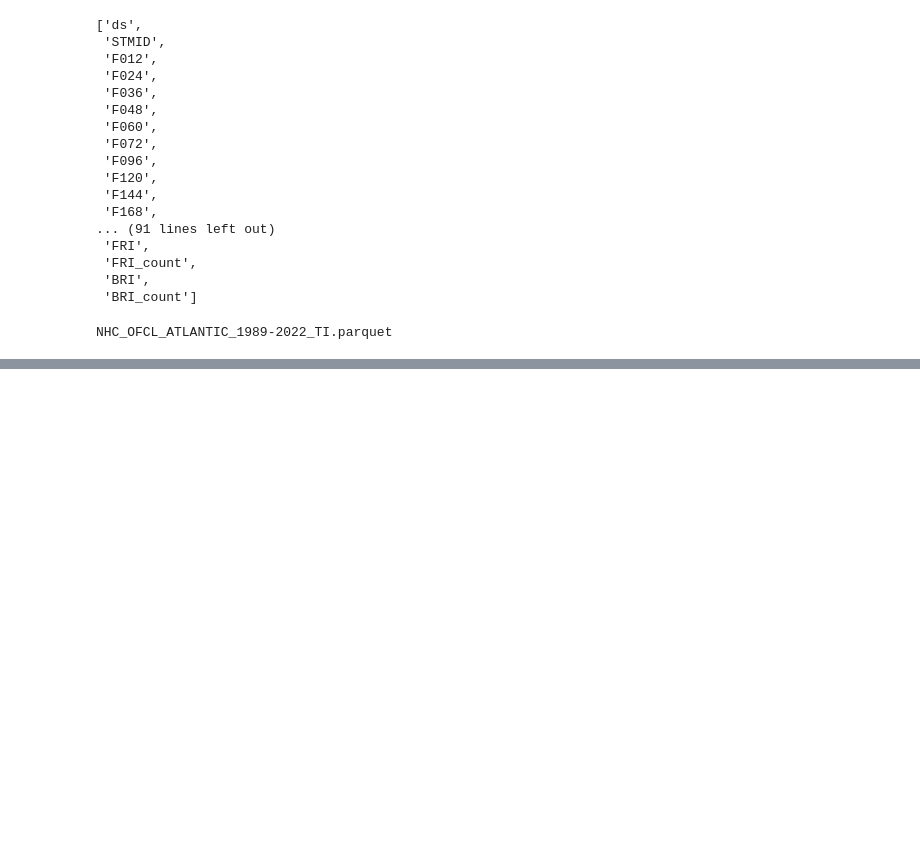
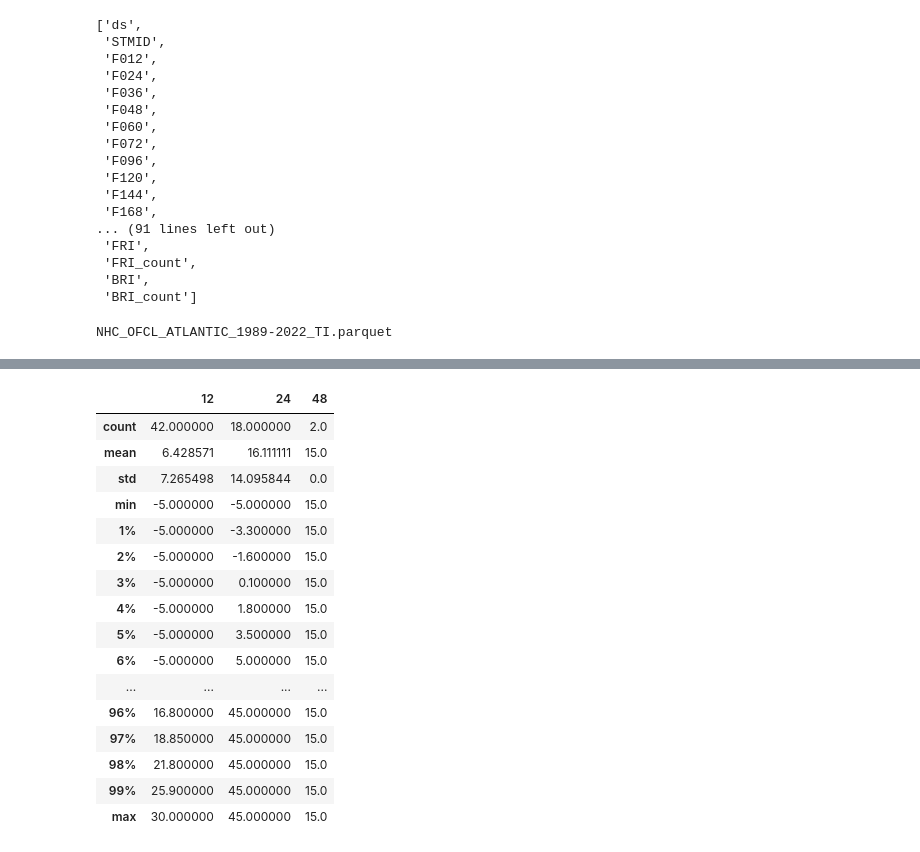
Before and after one commit to JRPdata/nhc_errors, a Jupyter notebook: nhc_errors.ipynb, the cells around one changed output, grey strips where cells are left out. Cells and saved outputs as stored; diff of their text form; code cells hidden in the pictures; blank space fills up the shorter version.

```diff
--- a/nhc_errors.ipynb
+++ b/nhc_errors.ipynb
@@ -738,0 +636,51 @@ Non-RI Storms:
+# %%
+### Statistics for storms with no best intensity rapid intensification but with forecast rapid intensification
+## ("observed" NO RI, YES forecast RI)
+
+no_bri_yes_fri_storm_ids = no_bri_storm_ids.intersection(fri_storm_ids)
+# the number of valid forecast hour columns (including base time)
+num_valid_hour_columns = len(best_intensity_rapid_intensification_hour_to_column_name)
+
+df_no_bri_yes_fri = df_no_bri_yes_fri = df_ri.loc[(df_ri['BRI'] == False) & (df_ri['FRI'] == True)]
+no_bri_yes_fri_num_events = df_no_bri_yes_fri['FRI_count'].sum()
+no_bri_yes_fri_forecast_count = len(df_no_bri_yes_fri)
+
+# subtract one since the base time can never have rapid intensification
+no_bri_yes_fri_forecast_count = len(df_no_bri_yes_fri)
+
+print("Statistics for storms with no best intensity rapid intensification but with forecast RI:")
+print("========================================================================================")
+print(f"Number of forecast rapid intensification events on valid hours: {no_bri_yes_fri_num_events}")
+print(f"Number of forecasts with rapid intensification event on a valid hour: {no_bri_yes_fri_forecast_count}")
+print(f"{len(no_bri_yes_fri_storm_ids)} Storms with forecast rapid intensification:")
+print("")
+print(no_bri_yes_fri_storm_ids)
+print("")
+
+no_bri_yes_fri_errors = {}
+print("Number of best intensity rapid intensification events for each forecast valid hour:")
+for column_name in forecast_rapid_intensification_column_name_to_hour.keys():
+    no_bri_yes_fri_rows = df_no_bri_yes_fri.loc[df_no_bri_yes_fri[column_name] == True]
+    count = len(no_bri_yes_fri_rows)
+    if count > 0:
+        print(f"{column_name} : {count}")
+
+    valid_h = forecast_rapid_intensification_column_name_to_hour[column_name]
+    intensity_err_column_name = intensity_err_hour_to_column_name[valid_h]
+    no_bri_yes_fri_errors[valid_h] = []
+    for idx in no_bri_yes_fri_rows.index:
+        prev_no_bri_yes_fri = no_bri_yes_fri_errors[valid_h]
+        intensity_err = no_bri_yes_fri_rows.at[idx,intensity_err_column_name]
+        prev_no_bri_yes_fri.append(intensity_err)
+        no_bri_yes_fri_errors[valid_h] = prev_no_bri_yes_fri
+
+# remove empty keys
+no_bri_yes_fri_errors = dict((k, v) for k, v in no_bri_yes_fri_errors.items() if v)
+
+print("")
+print("Table 4.")
+# convert to dataframe and compute some stats
+print("Forecast intensity error for best intensity no rapid intensification but with forecast RI\n(columns are forecast valid hours):")
+df_no_bri_yes_fri_errors = pd.DataFrame(dict([ (k,pd.Series(v)) for k,v in no_bri_yes_fri_errors.items() ]))
+df_no_bri_yes_fri_errors.describe(percentiles=[0.01, 0.02, 0.03, 0.04, 0.05, 0.06, 0.07, 0.08, 0.09, 0.1, 0.11, 0.12, 0.13, 0.14, 0.15, 0.16, 0.17, 0.18, 0.19, 0.2, 0.21, 0.22, 0.23, 0.24, 0.25, 0.26, 0.27, 0.28, 0.29, 0.3, 0.31, 0.32, 0.33, 0.34, 0.35, 0.36, 0.37, 0.38, 0.39, 0.4, 0.41, 0.42, 0.43, 0.44, 0.45, 0.46, 0.47, 0.48, 0.49, 0.5, 0.51, 0.52, 0.53, 0.54, 0.55, 0.56, 0.57, 0.58, 0.59, 0.6, 0.61, 0.62, 0.63, 0.64, 0.65, 0.66, 0.67, 0.68, 0.69, 0.7, 0.71, 0.72, 0.73, 0.74, 0.75, 0.76, 0.77, 0.78, 0.79, 0.8, 0.81, 0.82, 0.83, 0.84, 0.85, 0.86, 0.87, 0.88, 0.89, 0.9, 0.91, 0.92, 0.93, 0.94, 0.95, 0.96, 0.97, 0.98, 0.99])
+# %% [output]
@@ -738,0 +703,17 @@ Non-RI Storms:
+|  | 12 | 24 | 48 |
+| count | 42.000000 | 18.000000 | 2.0 |
+| mean | 6.428571 | 16.111111 | 15.0 |
+| std | 7.265498 | 14.095844 | 0.0 |
+| min | -5.000000 | -5.000000 | 15.0 |
+| 1% | -5.000000 | -3.300000 | 15.0 |
+| 2% | -5.000000 | -1.600000 | 15.0 |
+| 3% | -5.000000 | 0.100000 | 15.0 |
+| 4% | -5.000000 | 1.800000 | 15.0 |
+| 5% | -5.000000 | 3.500000 | 15.0 |
+| 6% | -5.000000 | 5.000000 | 15.0 |
+| ... | ... | ... | ... |
+| 96% | 16.800000 | 45.000000 | 15.0 |
+| 97% | 18.850000 | 45.000000 | 15.0 |
+| 98% | 21.800000 | 45.000000 | 15.0 |
+| 99% | 25.900000 | 45.000000 | 15.0 |
+| max | 30.000000 | 45.000000 | 15.0 |
```
Also changed, not shown: parts of 18 cells of this notebook.
